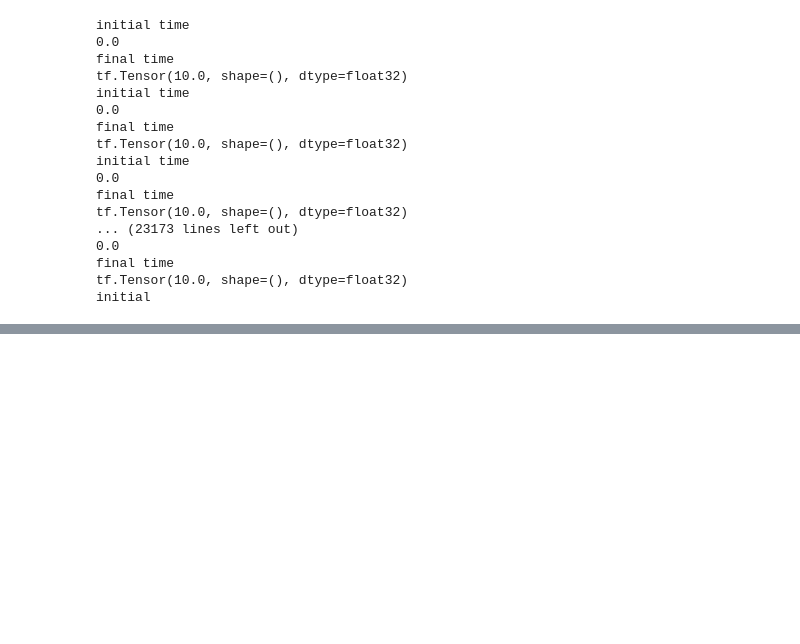
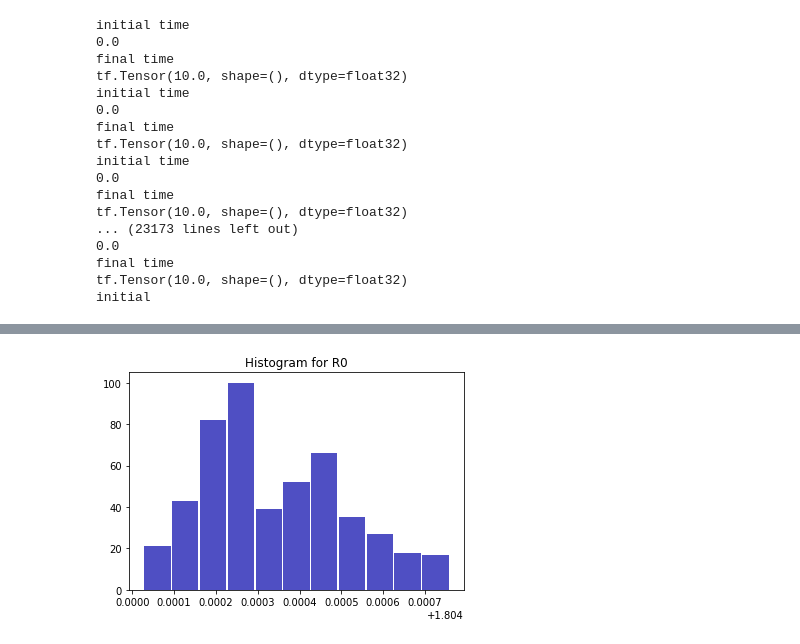
Before and after one commit to CarloGraziani/COVID_Surveillance, a Jupyter notebook: jupyter/mcmc.ipynb, the cells around one changed output, grey strips where cells are left out. Cells and saved outputs as stored; diff of their text form; code cells hidden in the pictures; blank space fills up the shorter version.

```diff
--- a/jupyter/mcmc.ipynb
+++ b/jupyter/mcmc.ipynb
@@ -248,0 +265,10 @@ plt.savefig('mcmc_plot_nu.png', dpi=300, bbox_inches='tight')
+# %%
+# Plot Histograms of MCMC draws
+import matplotlib.pyplot as plt
+
+R0_sample = R0[1500:2000]
+n, bins, patches = plt.hist(x=R0_sample, bins='auto', color='#0504aa', alpha=0.7, rwidth=0.95)
+plt.title('Histogram for R0')
+plt.savefig('histogram_R0.png', dpi=300, bbox_inches='tight')
+# %% [output]
+[figure, added]
```
Also changed, not shown: parts of 13 cells of this notebook.
